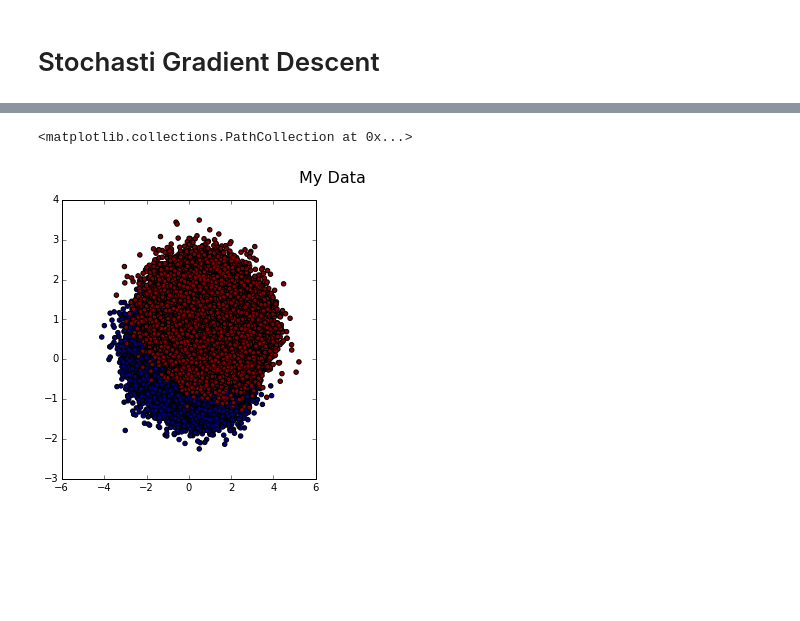
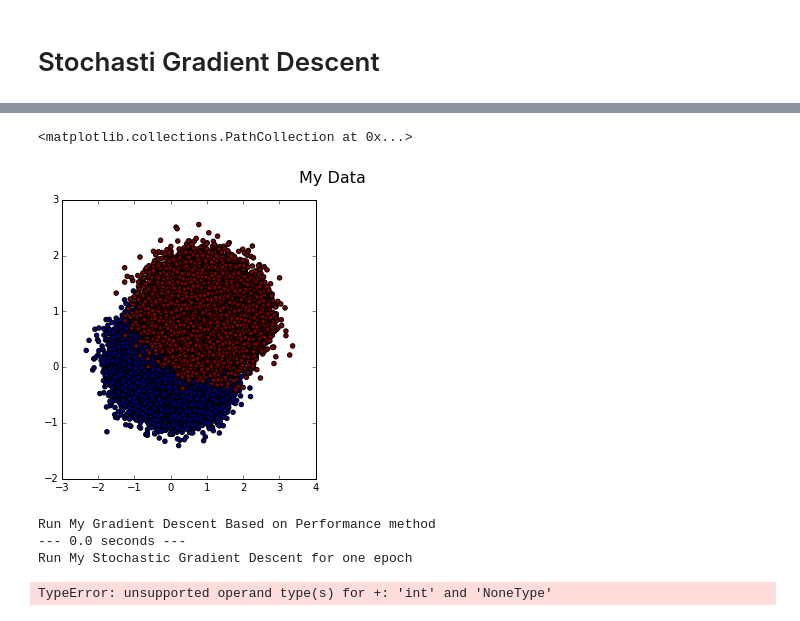
Before and after one commit to chialingwang/ML_SparsingModeling, a Jupyter notebook: Hw5-ChiaLing.ipynb, the cells around one changed output, grey strips where cells are left out. Saved outputs shown, nothing was run; the diff lists cells and outputs as text; code cells hidden in the pictures; blank space fills up the shorter version.

```diff
--- a/Hw5-ChiaLing.ipynb
+++ b/Hw5-ChiaLing.ipynb
@@ -259,10 +309,10 @@ for i, txt in enumerate(C):
 # %%
 fig = plt.figure(figsize=(10, 5))
 fig.suptitle("My Data" , fontsize=16)
-C = np.array([[0.2, -0.53], [0.93, .03]])
+C = np.array([[0.1, -0.33], [0.53, .03]])
 XL, yL = data_gen.dataset_fixed_cov(10**5, 2, seed , C)
 fig.add_subplot(121)
 plt.scatter(XL[:,0] , XL[:,1] , c= yL)
 # %% [output]
 <matplotlib.collections.PathCollection at 0x...>
-[figure, old version]
+[figure, new version]
@@ -268,0 +342,24 @@ plt.scatter(XL[:,0] , XL[:,1] , c= yL)
+# %%
+svm = my_svm(iter = 100 )
+start_time = time.time()
+print("Run My Gradient Descent Based on Performance method ")
+#w , obj , step= svm.my_gradient_descent(train_XL1,train_yL1, stop = stop.perfor )
+print("--- %s seconds ---" % (time.time() - start_time))
+
+svm = my_svm(iter = 1 )
+start_time = time.time()
+print("Run My Stochastic Gradient Descent for one epoch")
+w , obj , sp = svm.my_sgd(train_XL1,train_yL1, seed = seed , stop = stop.iter , step = 1.1, t0 = 0.01  )
+print("--- %s seconds ---" % (time.time() - start_time))
+
+
+svm = my_svm(iter = 100 )
+start_time = time.time()
+print("Run My Stochastic Gradient Descent Based on Performance method")
+w , obj , sp = svm.my_sgd(train_XL1,train_yL1, seed = seed , stop = stop.perfor , step = 1.1, t0 = 0.01  )
+print("--- %s seconds ---" % (time.time() - start_time))
+# %% [output]
+Run My Gradient Descent Based on Performance method
+--- 0.0 seconds ---
+Run My Stochastic Gradient Descent for one epoch
+TypeError: unsupported operand type(s) for +: 'int' and 'NoneType'
```
Also changed, not shown: parts of 9 cells of this notebook, 5 other files.
